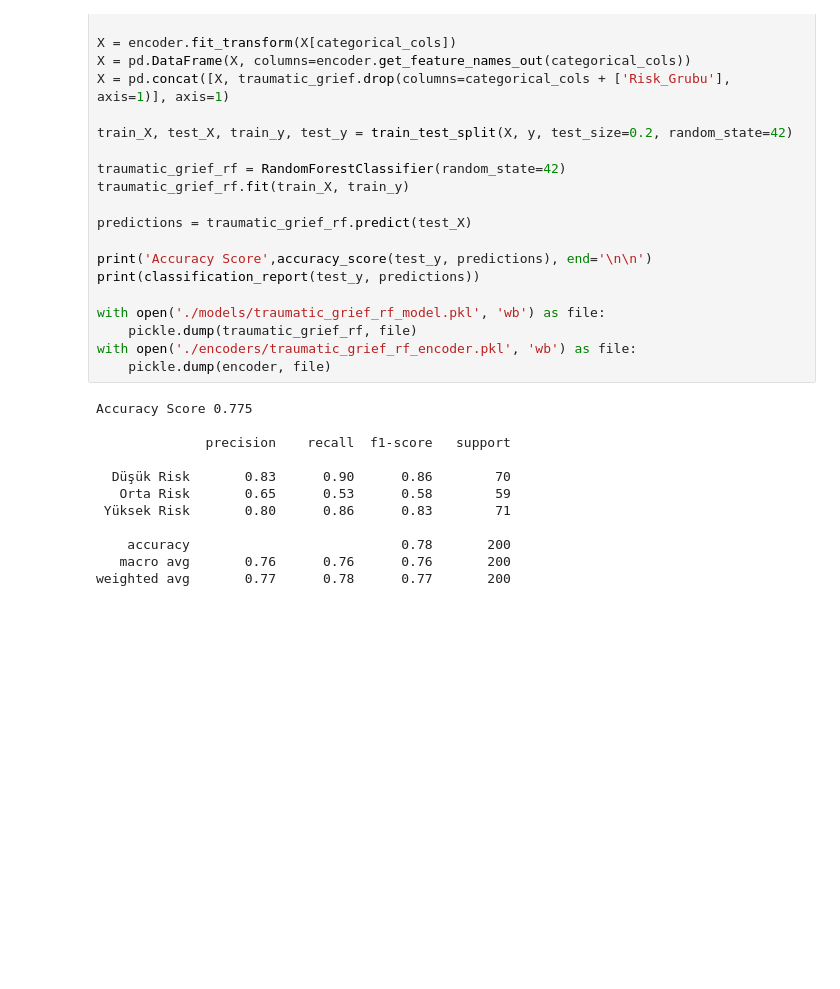
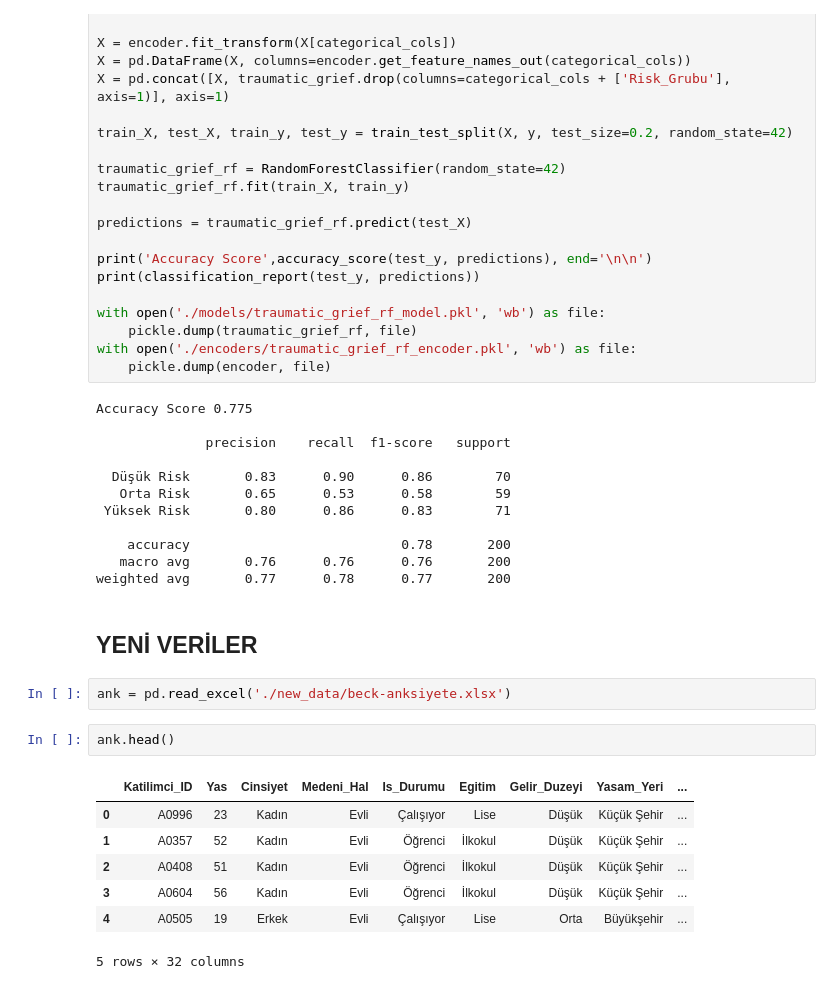
Before and after one commit to AIpathy/ml-model, a Jupyter notebook: model_training.ipynb, the cells around one changed output. Saved outputs shown, nothing was run; the diff lists cells and outputs as text; blank space fills up the shorter version.

```diff
--- a/model_training.ipynb
+++ b/model_training.ipynb
@@ -614,3 +614,17 @@ Accuracy Score 0.775
     accuracy                           0.78       200
    macro avg       0.76      0.76      0.76       200
 weighted avg       0.77      0.78      0.77       200
+# %% [markdown]
+## YENİ VERİLER
+# %%
+ank = pd.read_excel('./new_data/beck-anksiyete.xlsx')
+# %%
+ank.head()
+# %% [output]
+|  | Katilimci_ID | Yas | Cinsiyet | Medeni_Hal | Is_Durumu | Egitim | Gelir_Duzeyi | Yasam_Yeri | ... |
+| 0 | A0996 | 23 | Kadın | Evli | Çalışıyor | Lise | Düşük | Küçük Şehir | ... |
+| 1 | A0357 | 52 | Kadın | Evli | Öğrenci | İlkokul | Düşük | Küçük Şehir | ... |
+| 2 | A0408 | 51 | Kadın | Evli | Öğrenci | İlkokul | Düşük | Küçük Şehir | ... |
+| 3 | A0604 | 56 | Kadın | Evli | Öğrenci | İlkokul | Düşük | Küçük Şehir | ... |
+| 4 | A0505 | 19 | Erkek | Evli | Çalışıyor | Lise | Orta | Büyükşehir | ... |
+5 rows × 32 columns
```
Also changed, not shown: parts of 4 cells of this notebook, 59 other files.
